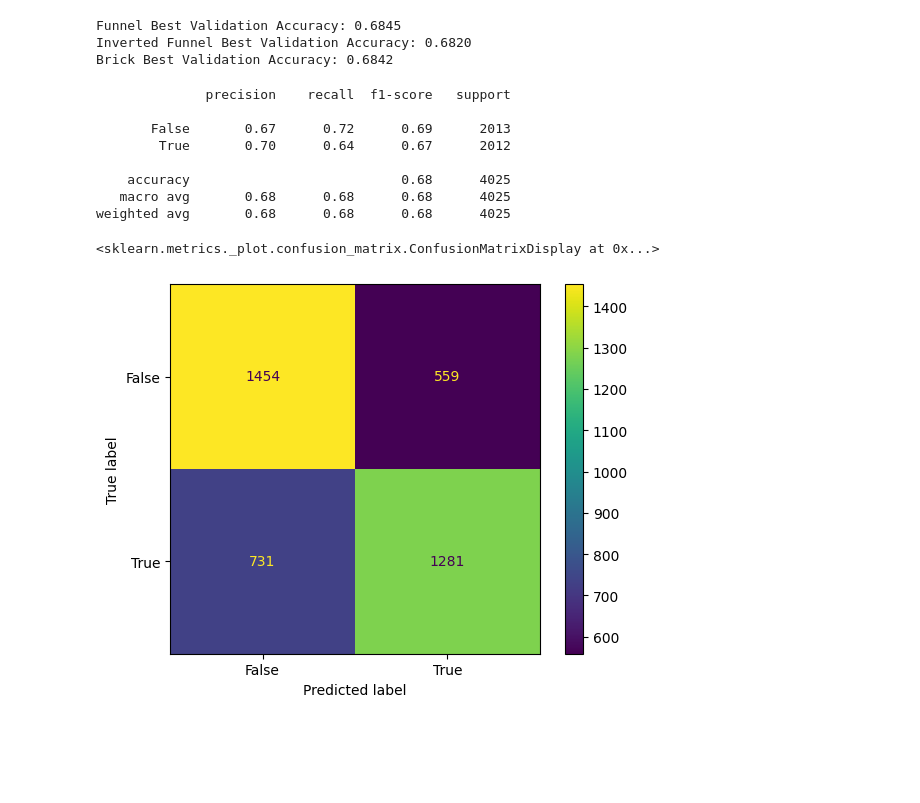
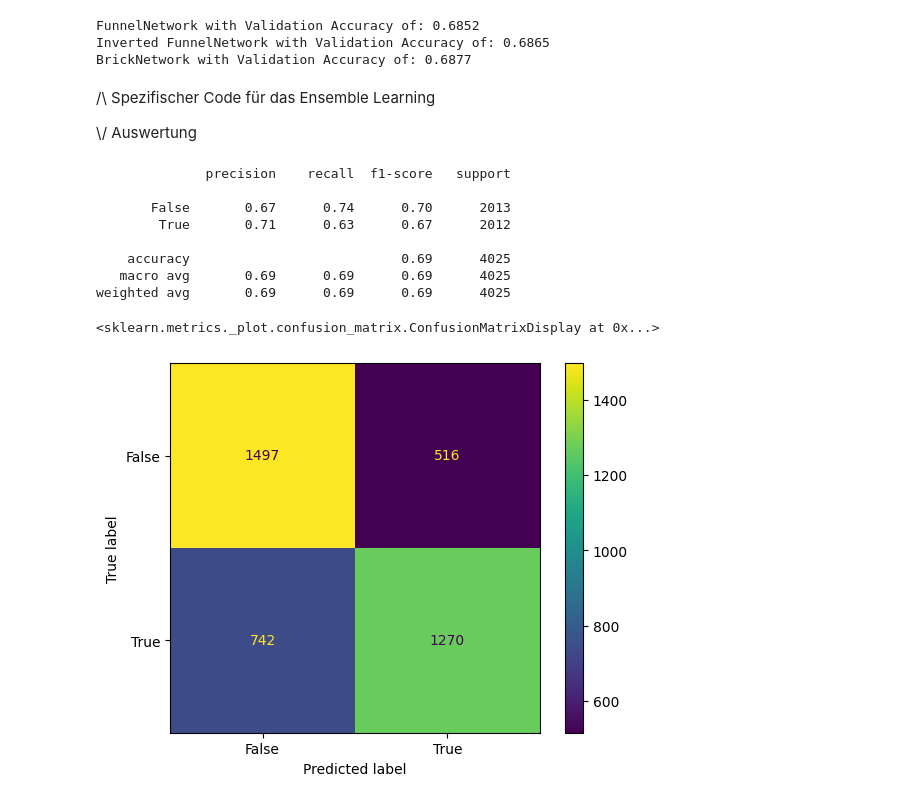
Before and after one commit to iLuckyW/lecture-ai-advanced, a Jupyter notebook: chapter/06_paper/ensemble.ipynb, the cells around one changed output. Saved outputs shown, nothing was run; the diff lists cells and outputs as text; code cells hidden in the pictures; blank space fills up the shorter version.

Commit message:
feat(ensemble): use hyperparameter model | dataprep pipeline departments || doc(restructure & german comments)

```diff
--- a/chapter/06_paper/ensemble.ipynb
+++ b/chapter/06_paper/ensemble.ipynb
@@ -10,8 +10,8 @@ dataset['Stress_Level'] = dataset['Stress_Level'].astype('category')
 depressed = dataset[dataset['Depression']]
 not_depressed = dataset[~dataset['Depression']]
 
-# 10.000 zufällige negative Stichproben ziehen
-not_depressed_sample = not_depressed.sample(n=10062, random_state=42)
+# zufällige negative Stichproben ziehen (gleiche Anzahl wie positive Fälle)
+not_depressed_sample = not_depressed.sample(n=len(depressed), random_state=42)
 
 # Datensatz zusammensetzen
 balanced_dataset = pd.concat([depressed, not_depressed_sample])
@@ -205,6 +239,0 @@ def train_model(model, train_loader, val_loader, num_epochs=150, lr=0.01):
-# %%
-features, labels = next(iter(train_loader))
-print(features.shape)
-
-input_dim = features.shape[1]
-output_dim = len(set(labels.numpy()))
@@ -213,17 +291,21 @@ torch.Size([16, 19])
 # %%
 models = {
-    "Funnel": FunnelNetwork(input_dim=input_dim, output_dim=output_dim),
-    "Inverted Funnel": InvertedFunnelNetwork(input_dim=input_dim, output_dim=output_dim),
-    "Brick": BrickNetwork(input_dim=input_dim, output_dim=output_dim)
+    "FunnelNetwork": FunnelNetwork(input_dim=input_dim, output_dim=output_dim),
+    "Inverted FunnelNetwork": InvertedFunnelNetwork(input_dim=input_dim, output_dim=output_dim),
+    "BrickNetwork": BrickNetwork(input_dim=input_dim, output_dim=output_dim)
 }
 
+# Trainiere und evaluiere jedes Modell
 for name, model in models.items():
-    best_val_acc = train_model(model, train_loader, val_loader)
-    print(f"{name} Best Validation Accuracy: {best_val_acc:.4f}")
+    best_val_acc = train_model(model, train_loader, val_loader, weight_decay=1e-4, lr=0.01)
+    print(f"{name} with Validation Accuracy of: {best_val_acc:.4f}")
+
+# Hinzufügen des bereits trainierten Optuna-Modells zur Vergleichsliste
+models["Optuna Model"] = best_optuna_model
 # %% [output]
-Funnel Best Validation Accuracy: 0.6845
-Inverted Funnel Best Validation Accuracy: 0.6820
-Brick Best Validation Accuracy: 0.6842
+FunnelNetwork with Validation Accuracy of: 0.6852
+Inverted FunnelNetwork with Validation Accuracy of: 0.6865
+BrickNetwork with Validation Accuracy of: 0.6877
 # %%
 import numpy as np
 
@@ -233,44 +315,46 @@ def predict_majority_voting(models, X):
     """
     votes = []
 
-    # Collect votes from each model
+    # Votes von jedem Modell sammeln
     for model in models:
         model.eval()
         with torch.no_grad():
             outputs = model(X)
-            _, predicted = torch.max(outputs, 1)
+
+            predicted = (torch.sigmoid(outputs) > 0.5).float()
             votes.append(predicted.numpy())
 
     # votes shape: (n_models, n_samples)
     votes = np.array(votes)
 
-    # Majority voting for each sample
-    ensemble_predictions = []
-    for i in range(votes.shape[1]):
-        # Get votes for this sample from all models
-        sample_votes = votes[:, i]
-        # Find most common prediction (mode)
-        prediction = np.bincount(sample_votes).argmax()
-        ensemble_predictions.append(prediction)
+    # Durchschnittliche Wahrscheinlichkeit über alle Modelle berechnen
+    mean_probs = votes.mean(axis=0)  # shape: (n_samples,)
+
+    # Grenze bei 0.5: Wenn mehr als die Hälfte der Modelle für Klasse 1 stimmt, dann Vorhersage 1, sonst 0
+    ensemble_predictions = (mean_probs > 0.5).astype(int)
 
     return np.array(ensemble_predictions)
+# %% [markdown]
+/\ Spezifischer Code für das Ensemble Learning
+
+\\/ Auswertung
 # %%
 from sklearn.metrics import classification_report
 from sklearn.metrics import ConfusionMatrixDisplay
 
-y_pred = predict_majority_voting(models.values(), torch.FloatTensor(x_test))
+y_pred = predict_majority_voting(models.values(), torch.FloatTensor(x_test_scaled))
 
 print(classification_report(y_test, y_pred, target_names=sorted(y_test.unique().astype(str))))
 
 ConfusionMatrixDisplay.from_predictions(y_test, y_pred, display_labels=sorted(y_test.unique().astype(str)))
 # %% [output]
               precision    recall  f1-score   support
 
-       False       0.67      0.72      0.69      2013
-        True       0.70      0.64      0.67      2012
+       False       0.67      0.74      0.70      2013
+        True       0.71      0.63      0.67      2012
 
-    accuracy                           0.68      4025
-   macro avg       0.68      0.68      0.68      4025
-weighted avg       0.68      0.68      0.68      4025
+    accuracy                           0.69      4025
+   macro avg       0.69      0.69      0.69      4025
+weighted avg       0.69      0.69      0.69      4025
 <sklearn.metrics._plot.confusion_matrix.ConfusionMatrixDisplay at 0x...>
-[figure, old version]
+[figure, new version]
```
Also changed, not shown: parts of 10 cells of this notebook.
